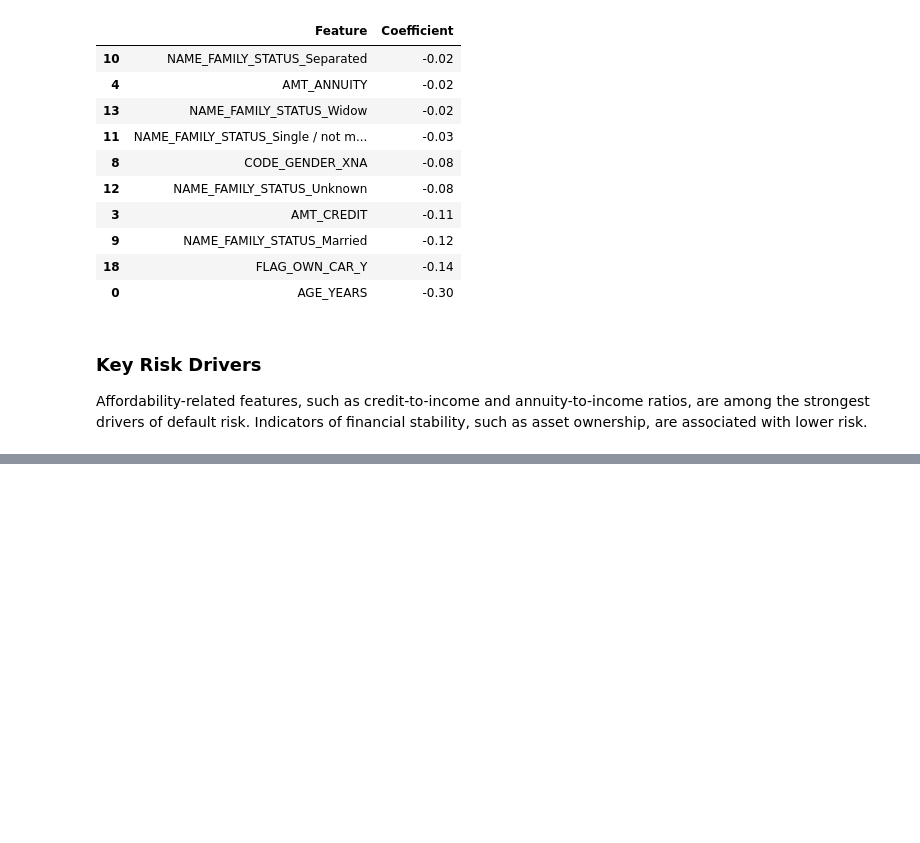
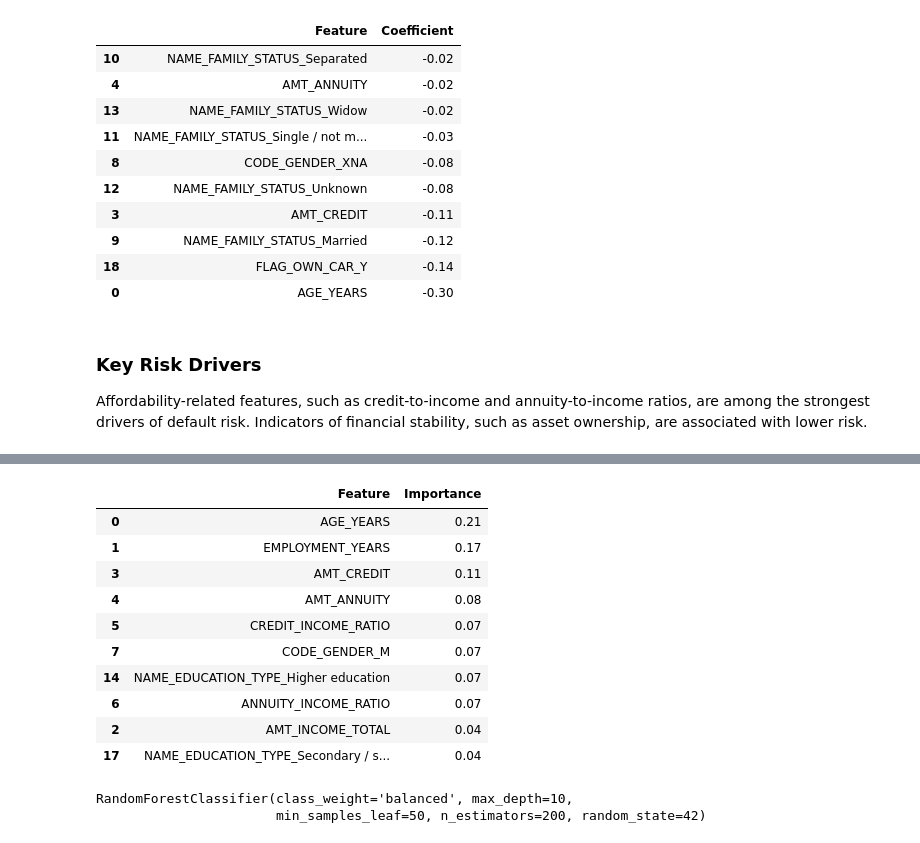
Before and after one commit to Vhutshilo0/home-credit-risk, a Jupyter notebook: notebooks/01_credit_risk_home_credit.ipynb, the cells around one changed output, grey strips where cells are left out. Cells and saved outputs as stored; diff of their text form; code cells hidden in the pictures; blank space fills up the shorter version.

```diff
--- a/notebooks/01_credit_risk_home_credit.ipynb
+++ b/notebooks/01_credit_risk_home_credit.ipynb
@@ -526,0 +537,36 @@ Indicators of financial stability, such as asset ownership, are associated with
+# %%
+import pandas as pd
+
+rf_importance = pd.DataFrame({
+    "Feature": X_train.columns,
+    "Importance": rf_model.feature_importances_
+}).sort_values(by="Importance", ascending=False)
+
+rf_importance.head(10)
+# %% [output]
+|  | Feature | Importance |
+| 0 | AGE_YEARS | 0.21 |
+| 1 | EMPLOYMENT_YEARS | 0.17 |
+| 3 | AMT_CREDIT | 0.11 |
+| 4 | AMT_ANNUITY | 0.08 |
+| 5 | CREDIT_INCOME_RATIO | 0.07 |
+| 7 | CODE_GENDER_M | 0.07 |
+| 14 | NAME_EDUCATION_TYPE_Higher education | 0.07 |
+| 6 | ANNUITY_INCOME_RATIO | 0.07 |
+| 2 | AMT_INCOME_TOTAL | 0.04 |
+| 17 | NAME_EDUCATION_TYPE_Secondary / s... | 0.04 |
+# %%
+from sklearn.ensemble import RandomForestClassifier
+
+rf_model = RandomForestClassifier(
+    n_estimators=200,
+    max_depth=10,
+    min_samples_leaf=50,
+    random_state=42,
+    class_weight="balanced"
+)
+
+rf_model.fit(X_train, y_train)
+# %% [output]
+RandomForestClassifier(class_weight='balanced', max_depth=10,
+                       min_samples_leaf=50, n_estimators=200, random_state=42)
```
Also changed, not shown: parts of 4 cells of this notebook.
